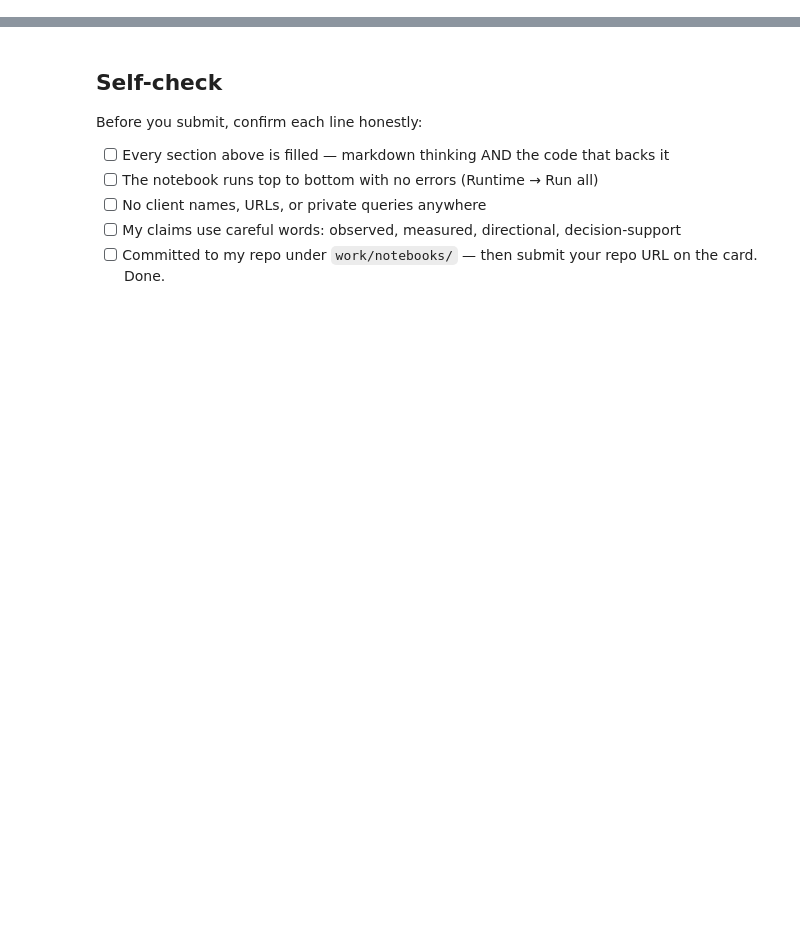
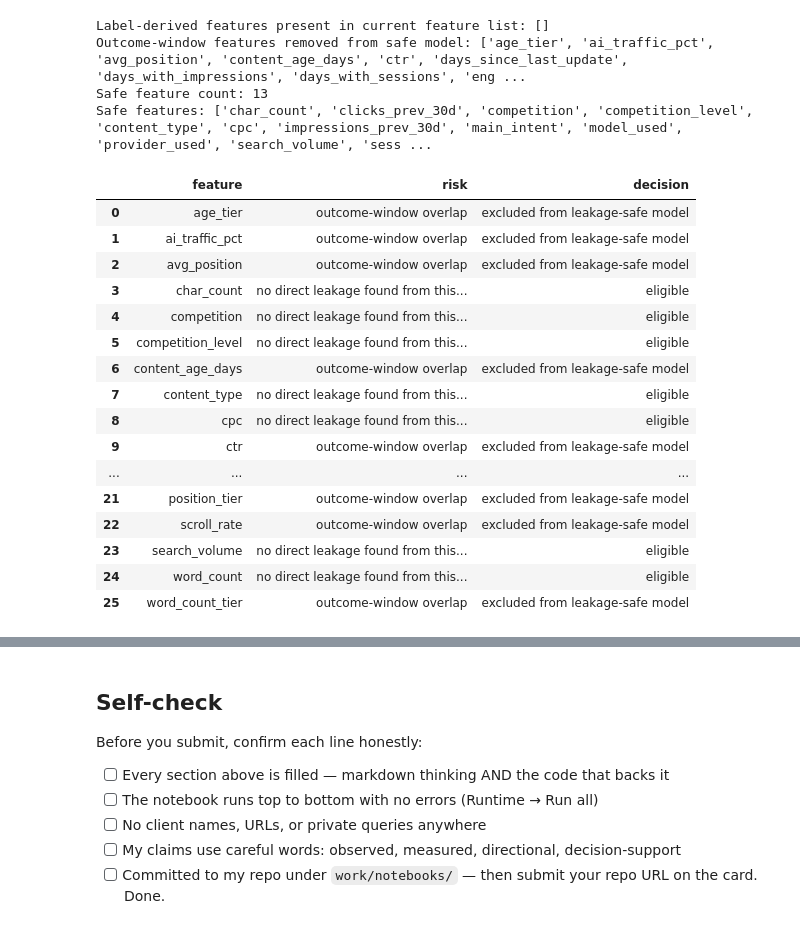
Before and after one commit to amey05081999/Flyrank-Internship-Amey-Naik, a Jupyter notebook: work/notebooks/w06_validation_audit.ipynb, the cells around one changed output, grey strips where cells are left out. Cells and saved outputs as stored; diff of their text form; code cells hidden in the pictures; blank space fills up the shorter version.

```diff
--- a/work/notebooks/w06_validation_audit.ipynb
+++ b/work/notebooks/w06_validation_audit.ipynb
@@ -36,0 +238,70 @@ This skeleton is yours to fill. Work the sections **in order** — each one has
+# %%
+# Explicit feature audit: print the suspect fields and confirm what the final model actually uses.
+label_derived = {"trend_direction", "trend_pct", "is_declining_label"}
+overlap_window = {
+    "impressions_last_30d", "clicks_last_30d", "sessions_last_30d",
+    "impressions_90d", "clicks_90d", "pageviews_90d", "sessions_90d",
+    "users_90d", "engaged_sessions_90d", "ai_sessions_90d",
+    "scroll_events_90d", "days_with_impressions", "days_with_sessions",
+    "ctr", "engagement_rate", "scroll_rate", "ai_traffic_pct",
+    "log_impressions_90d", "log_clicks_90d", "log_sessions_90d",
+    "log_ai_sessions_90d", "has_clicks", "has_ai_sessions",
+    "measurable_opportunity", "avg_position",
+    "content_age_days", "days_since_last_update",
+    "age_tier", "freshness_tier", "word_count_tier",
+    "impression_tier", "position_tier",
+}
+decision_derived_keywords = {"score", "flag", "action", "reason"}
+
+current_feature_names = set(MODEL_NUMERIC_FEATURES + MODEL_CATEGORICAL_FEATURES)
+safe_feature_names = set(safe_numeric + safe_categorical)
+
+audit_rows = []
+for feature in sorted(current_feature_names):
+    if feature in label_derived:
+        risk = "label-derived"
+        decision = "excluded"
+    elif feature in overlap_window:
+        risk = "outcome-window overlap"
+        decision = "excluded from leakage-safe model"
+    elif any(k in feature.lower() for k in decision_derived_keywords):
+        risk = "possible decision-derived field"
+        decision = "excluded"
+    else:
+        risk = "no direct leakage found from this taxonomy"
+        decision = "eligible"
+
+    audit_rows.append({"feature": feature, "risk": risk, "decision": decision})
+
+audit_table = pd.DataFrame(audit_rows)
+
+print("Label-derived features present in current feature list:",
+      sorted(current_feature_names & label_derived))
+print("Outcome-window features removed from safe model:",
+      sorted((current_feature_names & overlap_window)))
+print("Safe feature count:", len(safe_feature_names))
+print("Safe features:", sorted(safe_feature_names))
+
+audit_table
+# %% [output]
+Label-derived features present in current feature list: []
+Outcome-window features removed from safe model: ['age_tier', 'ai_traffic_pct', 'avg_position', 'content_age_days', 'ctr', 'days_since_last_update', 'days_with_impressions', 'days_with_sessions', 'eng ...
+Safe feature count: 13
+Safe features: ['char_count', 'clicks_prev_30d', 'competition', 'competition_level', 'content_type', 'cpc', 'impressions_prev_30d', 'main_intent', 'model_used', 'provider_used', 'search_volume', 'sess ...
+|  | feature | risk | decision |
+| 0 | age_tier | outcome-window overlap | excluded from leakage-safe model |
+| 1 | ai_traffic_pct | outcome-window overlap | excluded from leakage-safe model |
+| 2 | avg_position | outcome-window overlap | excluded from leakage-safe model |
+| 3 | char_count | no direct leakage found from this... | eligible |
+| 4 | competition | no direct leakage found from this... | eligible |
+| 5 | competition_level | no direct leakage found from this... | eligible |
+| 6 | content_age_days | outcome-window overlap | excluded from leakage-safe model |
+| 7 | content_type | no direct leakage found from this... | eligible |
+| 8 | cpc | no direct leakage found from this... | eligible |
+| 9 | ctr | outcome-window overlap | excluded from leakage-safe model |
+| ... | ... | ... | ... |
+| 21 | position_tier | outcome-window overlap | excluded from leakage-safe model |
+| 22 | scroll_rate | outcome-window overlap | excluded from leakage-safe model |
+| 23 | search_volume | no direct leakage found from this... | eligible |
+| 24 | word_count | no direct leakage found from this... | eligible |
+| 25 | word_count_tier | outcome-window overlap | excluded from leakage-safe model |
```
Also changed, not shown: parts of 22 cells of this notebook.
